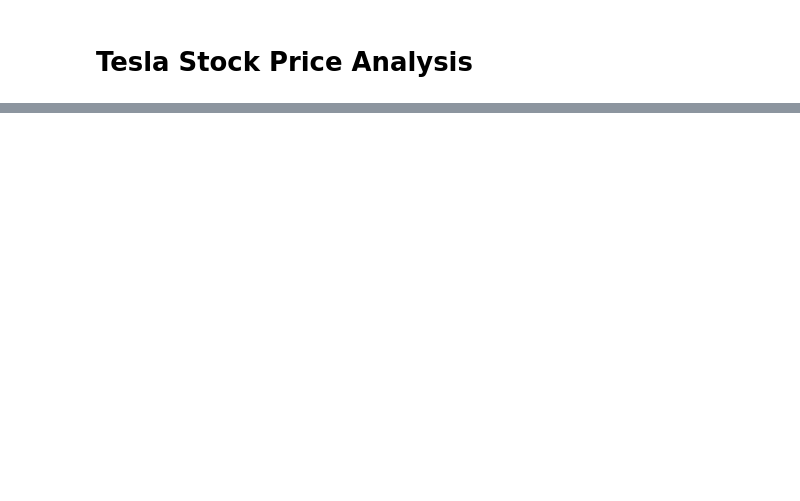
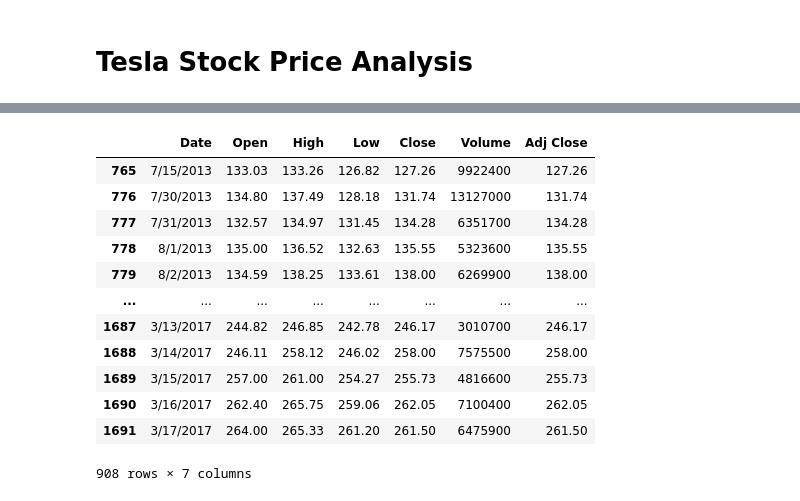
Before and after one commit to YevaW/Learning-Journal, a Jupyter notebook: phase0/week1/Iseng aja latihan/iseng_aja1.ipynb, the cells around one changed output, grey strips where cells are left out. Drawn from its saved outputs; the diff is of its cells as text; code cells hidden in the pictures; blank space fills up the shorter version.

```diff
--- a/phase0/week1/Iseng aja latihan/iseng_aja1.ipynb
+++ b/phase0/week1/Iseng aja latihan/iseng_aja1.ipynb
@@ -7,0 +33,2 @@ ts = pd.read_csv("../Datasets/Tesla.csv - Tesla.csv.csv")
+# %%
+pd.set_option("display.max.columns", None)
@@ -36,0 +134,18 @@ ts.head()
+# %%
+ts[
+    ts['Open'] > 1.32e+2
+]
+# %% [output]
+|  | Date | Open | High | Low | Close | Volume | Adj Close |
+| 765 | 7/15/2013 | 133.03 | 133.26 | 126.82 | 127.26 | 9922400 | 127.26 |
+| 776 | 7/30/2013 | 134.80 | 137.49 | 128.18 | 131.74 | 13127000 | 131.74 |
+| 777 | 7/31/2013 | 132.57 | 134.97 | 131.45 | 134.28 | 6351700 | 134.28 |
+| 778 | 8/1/2013 | 135.00 | 136.52 | 132.63 | 135.55 | 5323600 | 135.55 |
+| 779 | 8/2/2013 | 134.59 | 138.25 | 133.61 | 138.00 | 6269900 | 138.00 |
+| ... | ... | ... | ... | ... | ... | ... | ... |
+| 1687 | 3/13/2017 | 244.82 | 246.85 | 242.78 | 246.17 | 3010700 | 246.17 |
+| 1688 | 3/14/2017 | 246.11 | 258.12 | 246.02 | 258.00 | 7575500 | 258.00 |
+| 1689 | 3/15/2017 | 257.00 | 261.00 | 254.27 | 255.73 | 4816600 | 255.73 |
+| 1690 | 3/16/2017 | 262.40 | 265.75 | 259.06 | 262.05 | 7100400 | 262.05 |
+| 1691 | 3/17/2017 | 264.00 | 265.33 | 261.20 | 261.50 | 6475900 | 261.50 |
+908 rows × 7 columns
```
Also changed, not shown: parts of 83 cells of this notebook.
